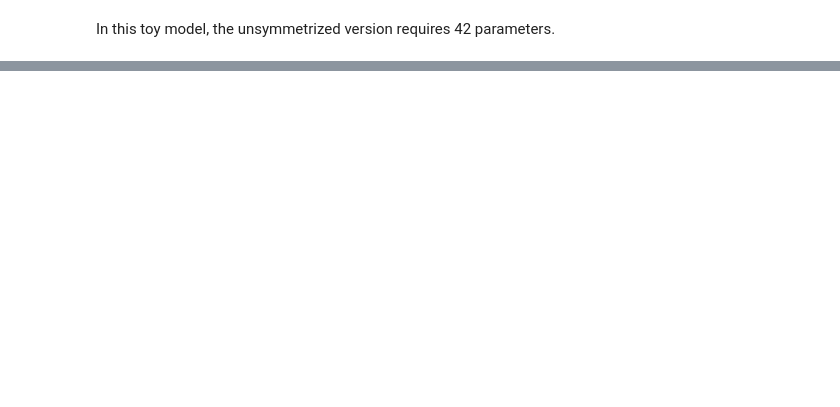
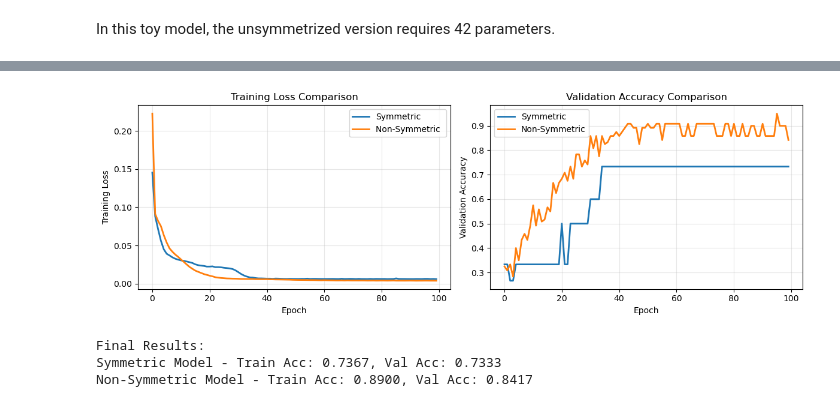
Before and after one commit to tyy0811/symmetry-in-variational-qml, a Jupyter notebook: Autonomous_Vehicle_Scenerios_Toy_Model.ipynb, the cells around one changed output, grey strips where cells are left out. Saved outputs shown, nothing was run; the diff lists cells and outputs as text; code cells hidden in the pictures; blank space fills up the shorter version.

```diff
--- a/Autonomous_Vehicle_Scenerios_Toy_Model.ipynb
+++ b/Autonomous_Vehicle_Scenerios_Toy_Model.ipynb
@@ -643,0 +532,8 @@ def encode_road(road):
+# %%
+# Train Symmetric Model
+print("Training Symmetric Model ...")
+params_symm, history_symm = optimize_circuit(
+    road_x_train, road_y_train, road_params, make_symm_circuit(3,1),
+    road_x_test, road_y_test, n_epochs=100, batch_size=10
+)
+print("Symmetric Model Training Complete.")
@@ -643,0 +553,8 @@ def encode_road(road):
+# %%
+# Train Non-Symmetric Model
+print("Training Non-Symmetric Model")
+params_ns, history_ns = optimize_circuit(
+    road_x_train, road_y_train, road_params_without_symm, make_nonsymm_circuit(3,1),
+    road_x_test, road_y_test, n_epochs=100, batch_size=10
+)
+print("Non-Symmetric Model Training Complete.")
@@ -643,0 +574,36 @@ def encode_road(road):
+# %%
+# Plot Training Results
+
+
+fig, axes = plt.subplots(1, 2, figsize=(12, 4))
+
+# Loss comparison
+axes[0].plot(history_symm['loss'], label='Symmetric', linewidth=2)
+axes[0].plot(history_ns['loss'], label='Non-Symmetric ', linewidth=2)
+axes[0].set_xlabel('Epoch')
+axes[0].set_ylabel('Training Loss')
+axes[0].set_title('Training Loss Comparison')
+axes[0].legend()
+axes[0].grid(True, alpha=0.3)
+
+# Accuracy comparison
+axes[1].plot(history_symm['val_accuracy'], label='Symmetric', linewidth=2)
+axes[1].plot(history_ns['val_accuracy'], label='Non-Symmetric', linewidth=2)
+axes[1].set_xlabel('Epoch')
+axes[1].set_ylabel('Validation Accuracy')
+axes[1].set_title('Validation Accuracy Comparison')
+axes[1].legend()
+axes[1].grid(True, alpha=0.3)
+
+plt.tight_layout()
+plt.show()
+
+# Print final metrics
+print("\nFinal Results:")
+print(f"Symmetric Model - Train Acc: {history_symm['train_accuracy'][-1]:.4f}, Val Acc: {history_symm['val_accuracy'][-1]:.4f}")
+print(f"Non-Symmetric Model - Train Acc: {history_ns['train_accuracy'][-1]:.4f}, Val Acc: {history_ns['val_accuracy'][-1]:.4f}")
+# %% [output]
+[figure, added]
+Final Results:
+Symmetric Model - Train Acc: 0.7367, Val Acc: 0.7333
+Non-Symmetric Model - Train Acc: 0.8900, Val Acc: 0.8417
```
Also changed, not shown: parts of 39 cells of this notebook.
